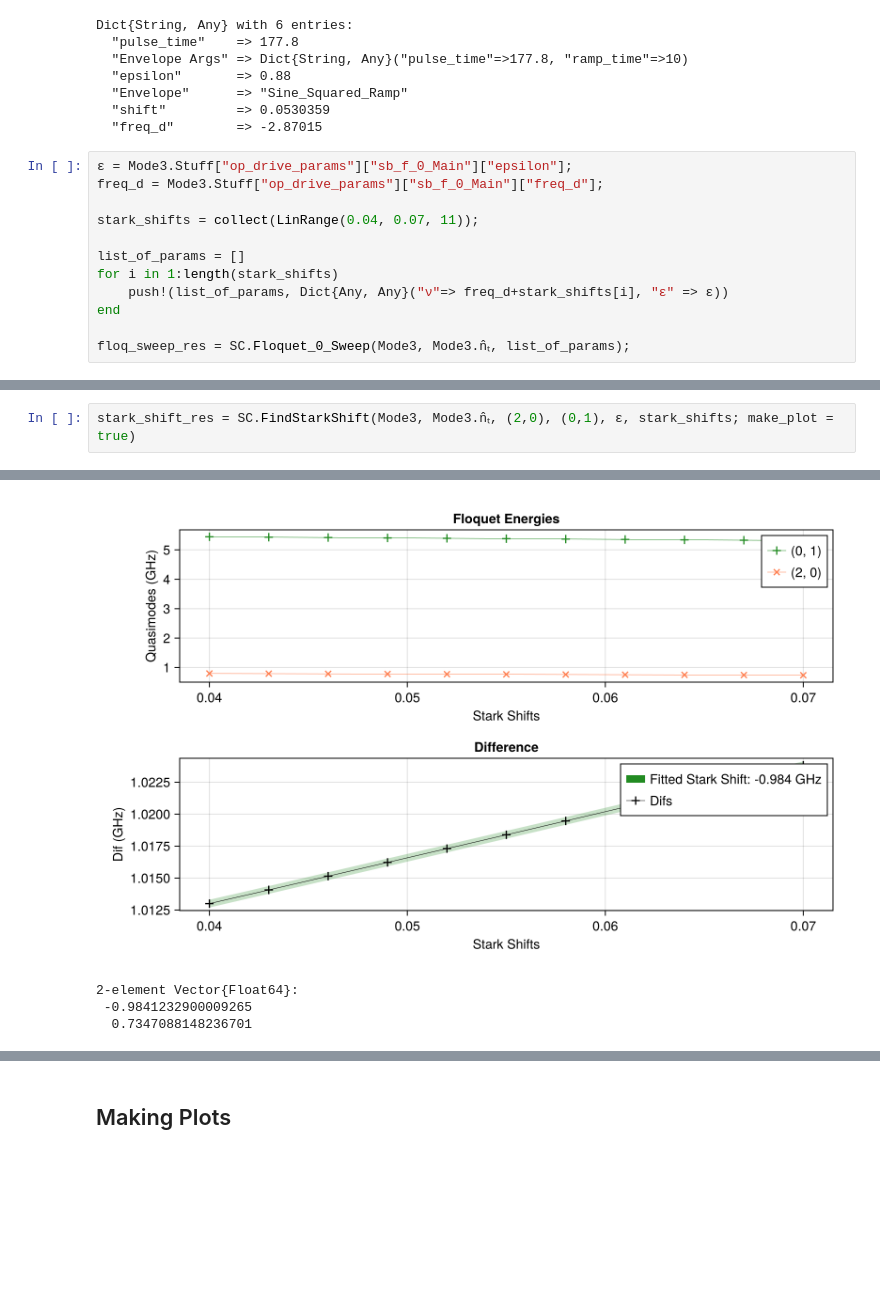
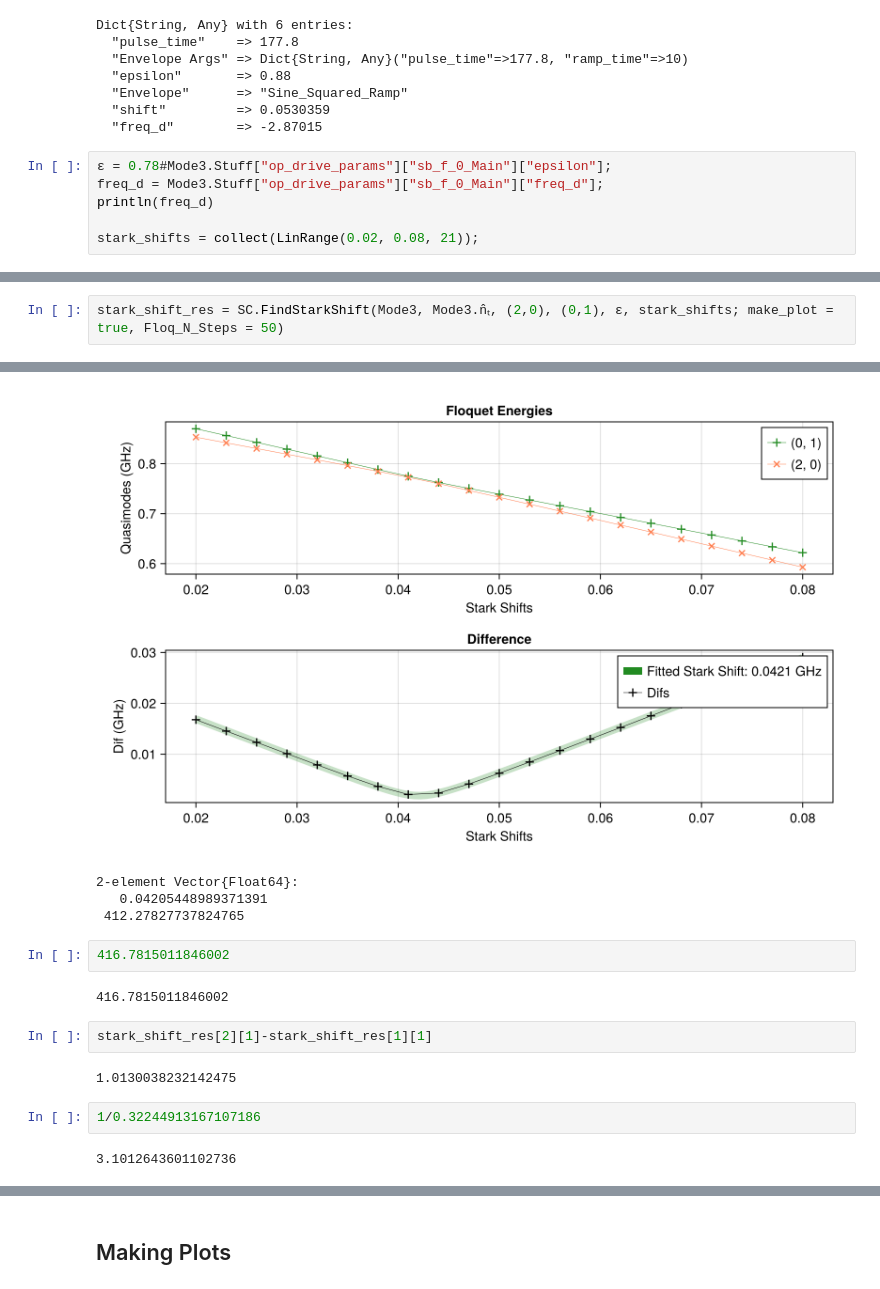
Before and after one commit to Gavin-Rockwood/SuperconductingCavities, a Jupyter notebook: Demo/DevTesting.ipynb, the cells around one changed output, grey strips where cells are left out. Cells and saved outputs as stored; diff of their text form; blank space fills up the shorter version.

Commit message:
working on floquet and pulse finding

```diff
--- a/Demo/DevTesting.ipynb
+++ b/Demo/DevTesting.ipynb
@@ -63,15 +65,9 @@ Dict{String, Any} with 6 entries:
   "shift"         => 0.0530359
   "freq_d"        => -2.87015
 # %%
-ε = Mode3.Stuff["op_drive_params"]["sb_f_0_Main"]["epsilon"];
+ε = 0.78#Mode3.Stuff["op_drive_params"]["sb_f_0_Main"]["epsilon"];
 freq_d = Mode3.Stuff["op_drive_params"]["sb_f_0_Main"]["freq_d"];
+println(freq_d)
 
-stark_shifts = collect(LinRange(0.04, 0.07, 11));
-
-list_of_params = []
-for i in 1:length(stark_shifts)
-    push!(list_of_params, Dict{Any, Any}("ν"=> freq_d+stark_shifts[i], "ε" => ε))
-end
-
-floq_sweep_res = SC.Floquet_0_Sweep(Mode3, Mode3.n̂ₜ, list_of_params);
+stark_shifts = collect(LinRange(0.02, 0.08, 21));
 # %% [output]
@@ -87,3 +75,3 @@ history = SC.State_Tracker(floq_sweep_res["F_Modes"], states_to_track, other_sor
 # %%
-stark_shift_res = SC.FindStarkShift(Mode3, Mode3.n̂ₜ, (2,0), (0,1), ε, stark_shifts; make_plot = true)
+stark_shift_res = SC.FindStarkShift(Mode3, Mode3.n̂ₜ, (2,0), (0,1), ε, stark_shifts; make_plot = true, Floq_N_Steps = 50)
 # %% [output]
@@ -94,4 +82,16 @@ stark_shift_res = SC.FindStarkShift(Mode3, Mode3.n̂ₜ, (2,0), (0,1), ε, stark
-[figure, old version]
+[figure, new version]
 2-element Vector{Float64}:
- -0.9841232900009265
-  0.7347088148236701
+   0.04205448989371391
+ 412.27827737824765
+# %%
+416.7815011846002
+# %% [output]
+416.7815011846002
+# %%
+stark_shift_res[2][1]-stark_shift_res[1][1]
+# %% [output]
+1.0130038232142475
+# %%
+1/0.32244913167107186
+# %% [output]
+3.1012643601102736
```
Also changed, not shown: parts of 6 cells of this notebook, 3 other files.
